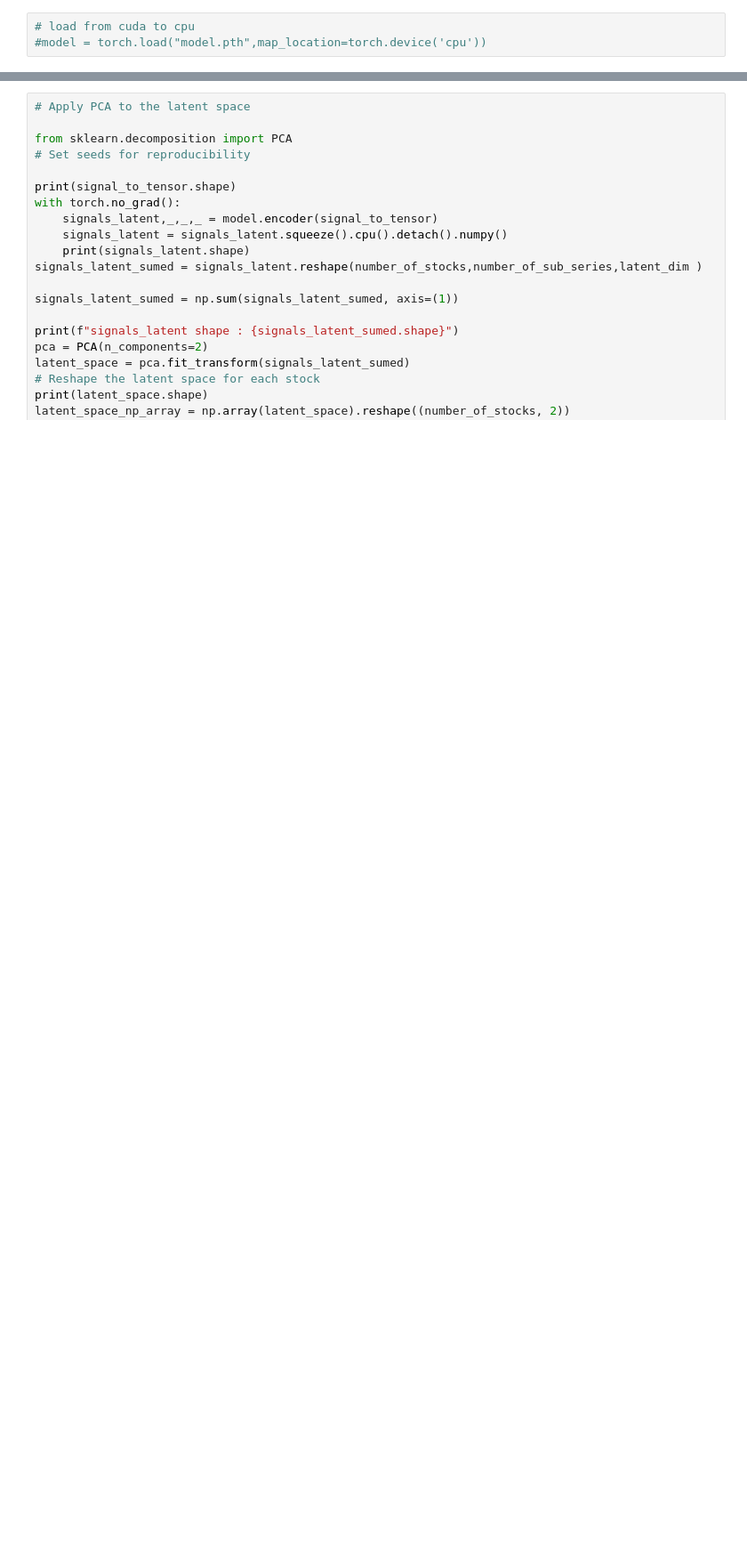
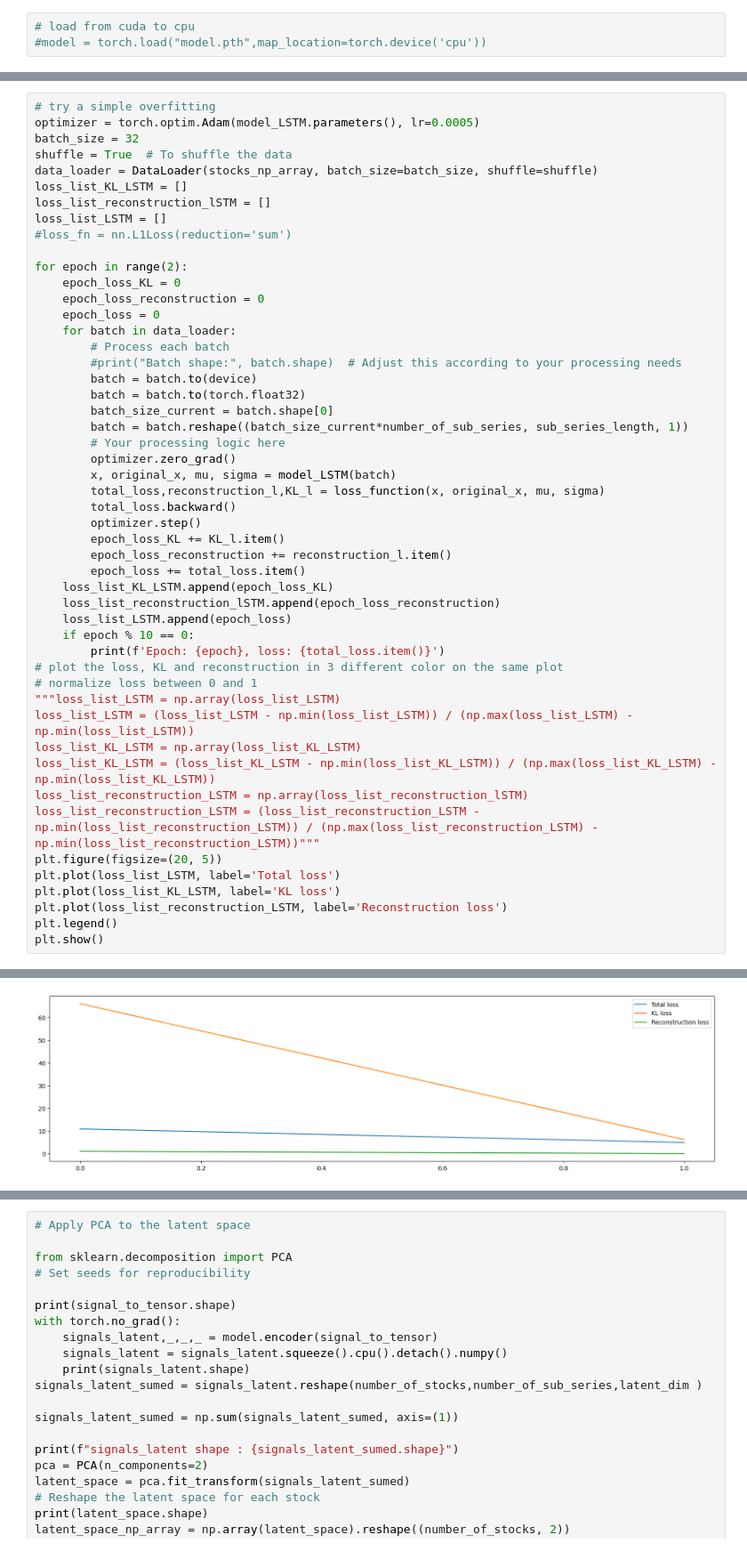
Before and after one commit to MaximeSzymanski/StocksClusteringVAE, a Jupyter notebook: VAE_stocks.ipynb, the cells around one changed output, grey strips where cells are left out. Shown: that part at 89% size. Saved outputs shown, nothing was run; the diff lists cells and outputs as text; blank space fills up the shorter version.

```diff
--- a/VAE_stocks.ipynb
+++ b/VAE_stocks.ipynb
@@ -785,0 +813,51 @@ Epoch: 0, loss: 0.23637790977954865
+# %%
+# try a simple overfitting
+optimizer = torch.optim.Adam(model_LSTM.parameters(), lr=0.0005)
+batch_size = 32
+shuffle = True  # To shuffle the data
+data_loader = DataLoader(stocks_np_array, batch_size=batch_size, shuffle=shuffle)
+loss_list_KL_LSTM = []
+loss_list_reconstruction_lSTM = []
+loss_list_LSTM = []
+#loss_fn = nn.L1Loss(reduction='sum')
+
+for epoch in range(2):
+    epoch_loss_KL = 0
+    epoch_loss_reconstruction = 0
+    epoch_loss = 0
+    for batch in data_loader:
+        # Process each batch
+        #print("Batch shape:", batch.shape)  # Adjust this according to your processing needs
+        batch = batch.to(device)
+        batch = batch.to(torch.float32)
+        batch_size_current = batch.shape[0]
+        batch = batch.reshape((batch_size_current*number_of_sub_series, sub_series_length, 1))
+        # Your processing logic here
+        optimizer.zero_grad()
+        x, original_x, mu, sigma = model_LSTM(batch)
+        total_loss,reconstruction_l,KL_l = loss_function(x, original_x, mu, sigma)
+        total_loss.backward()
+        optimizer.step()
+        epoch_loss_KL += KL_l.item()
+        epoch_loss_reconstruction += reconstruction_l.item()
+        epoch_loss += total_loss.item()
+    loss_list_KL_LSTM.append(epoch_loss_KL)
+    loss_list_reconstruction_lSTM.append(epoch_loss_reconstruction)
+    loss_list_LSTM.append(epoch_loss)
+    if epoch % 10 == 0:
+        print(f'Epoch: {epoch}, loss: {total_loss.item()}')
+# plot the loss, KL and reconstruction in 3 different color on the same plot
+# normalize loss between 0 and 1
+"""loss_list_LSTM = np.array(loss_list_LSTM)
+loss_list_LSTM = (loss_list_LSTM - np.min(loss_list_LSTM)) / (np.max(loss_list_LSTM) - np.min(loss_list_LSTM))
+loss_list_KL_LSTM = np.array(loss_list_KL_LSTM)
+loss_list_KL_LSTM = (loss_list_KL_LSTM - np.min(loss_list_KL_LSTM)) / (np.max(loss_list_KL_LSTM) - np.min(loss_list_KL_LSTM))
+loss_list_reconstruction_LSTM = np.array(loss_list_reconstruction_lSTM)
+loss_list_reconstruction_LSTM = (loss_list_reconstruction_LSTM - np.min(loss_list_reconstruction_LSTM)) / (np.max(loss_list_reconstruction_LSTM) - np.min(loss_list_reconstruction_LSTM))"""
+plt.figure(figsize=(20, 5))
+plt.plot(loss_list_LSTM, label='Total loss')
+plt.plot(loss_list_KL_LSTM, label='KL loss')
+plt.plot(loss_list_reconstruction_LSTM, label='Reconstruction loss')
+plt.legend()
+plt.show()
+# %% [output]
@@ -785,0 +881 @@ Epoch: 0, loss: 0.23637790977954865
+[figure, added]
```
Also changed, not shown: parts of 15 cells of this notebook.
